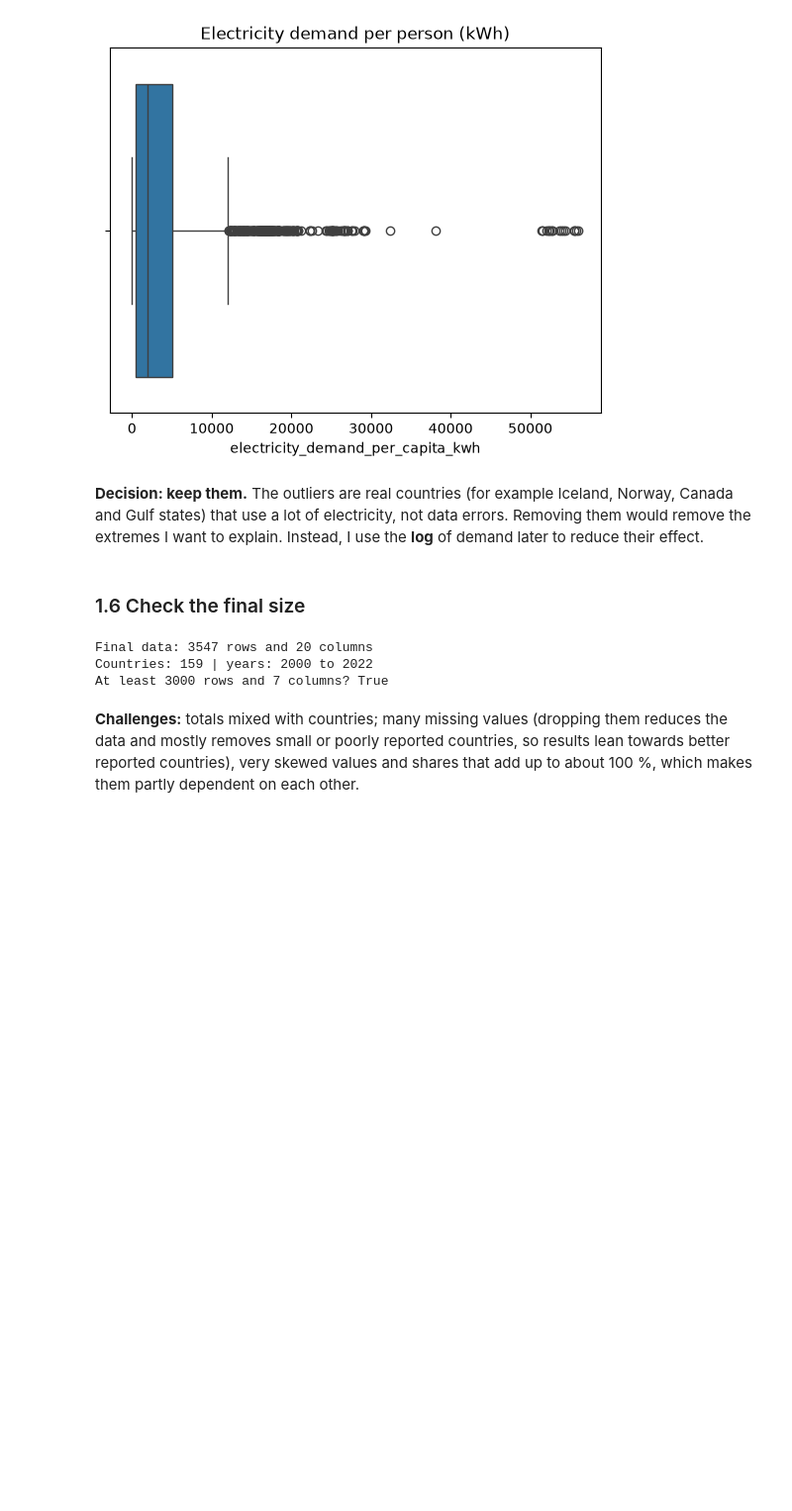
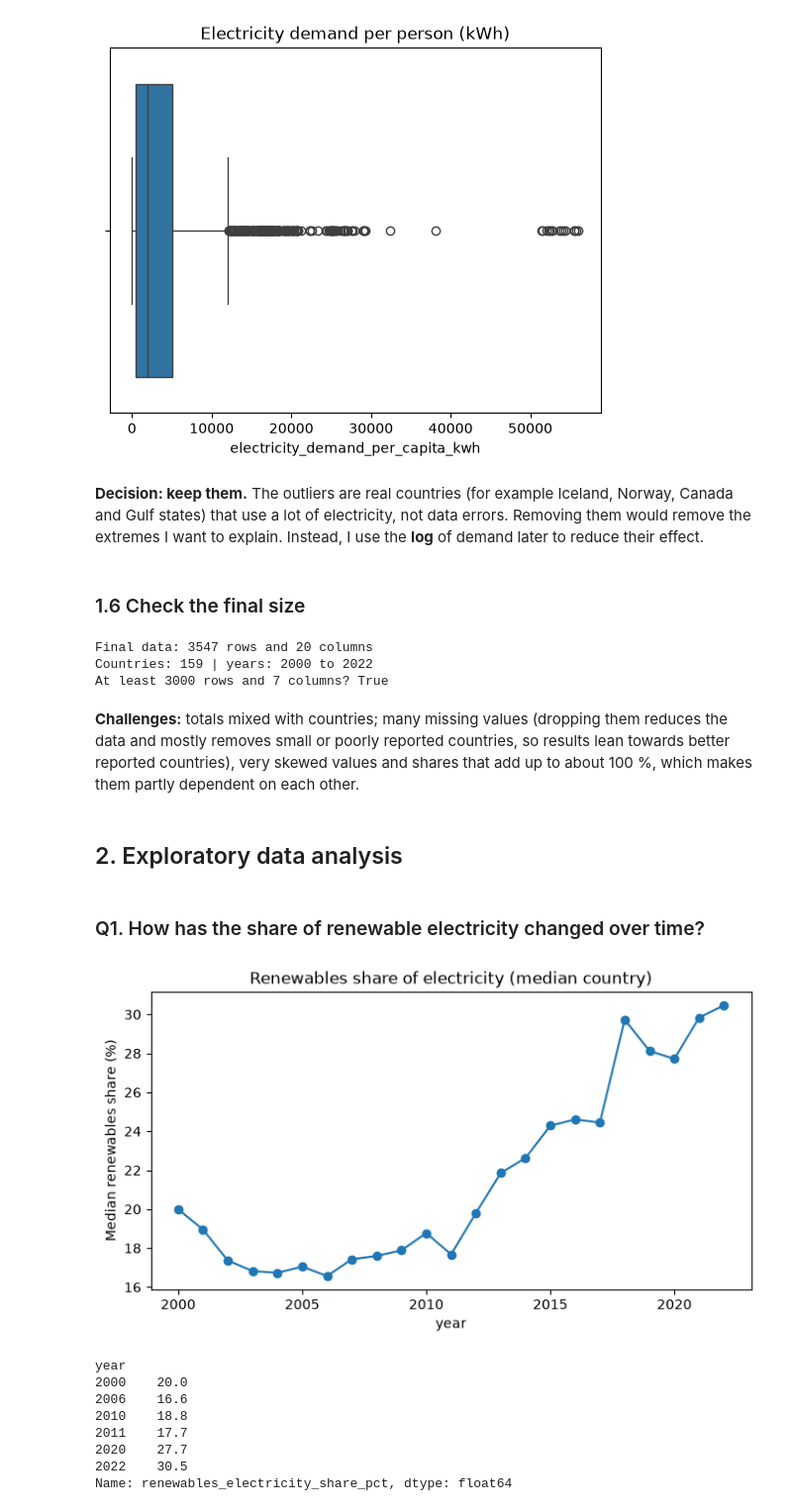
Before and after one commit to 2024658/data_exploration_ca_1, a Jupyter notebook: Electricity_Generation_Analysis.ipynb, the cells around one changed output. Shown at 99% size. Drawn from its saved outputs; the diff is of its cells as text; code cells hidden in the pictures; blank space fills up the shorter version.

Commit message:
Add EDA Q1-Q2: renewables trend and top demand

```diff
--- a/Electricity_Generation_Analysis.ipynb
+++ b/Electricity_Generation_Analysis.ipynb
@@ -168,3 +168,24 @@ Countries: 159 | years: 2000 to 2022
 At least 3000 rows and 7 columns? True
 # %% [markdown]
 **Challenges:** totals mixed with countries; many missing values (dropping them reduces the data and mostly removes small or poorly reported countries, so results lean towards better reported countries), very skewed values and shares that add up to about 100 %, which makes them partly dependent on each other.
+# %% [markdown]
+## 2. Exploratory data analysis
+# %% [markdown]
+### Q1. How has the share of renewable electricity changed over time?
+# %%
+by_year = df.groupby("year")["renewables_electricity_share_pct"].median()
+by_year.plot(marker="o", figsize=(8, 4))
+plt.ylabel("Median renewables share (%)")
+plt.title("Renewables share of electricity (median country)")
+plt.show()
+print(by_year.loc[[2000,2006,2010,2011,2020,2022]].round(1))
+# %% [output]
+[figure, added]
+year
+2000    20.0
+2006    16.6
+2010    18.8
+2011    17.7
+2020    27.7
+2022    30.5
+Name: renewables_electricity_share_pct, dtype: float64
```
Also changed, not shown: parts of 4 cells of this notebook.
